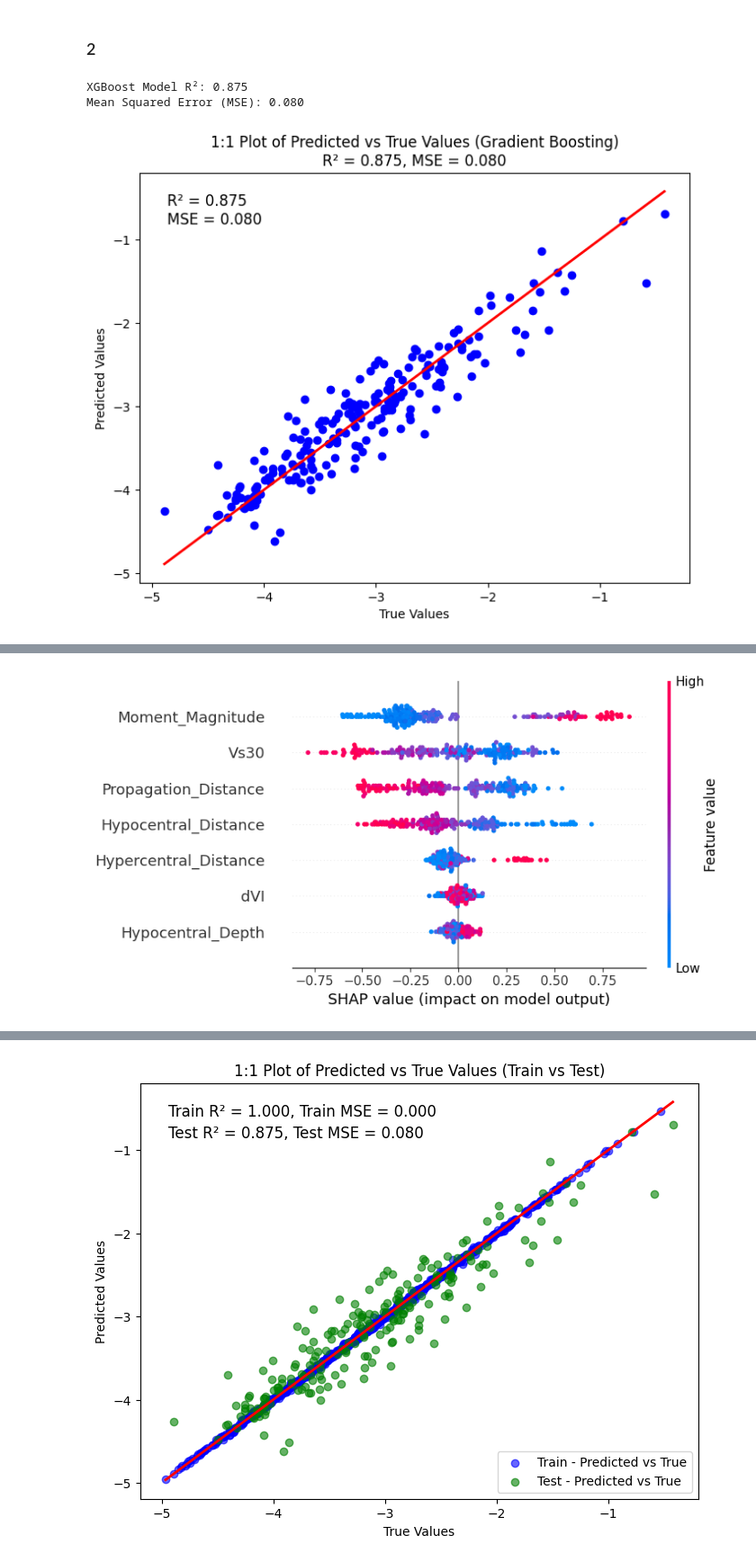
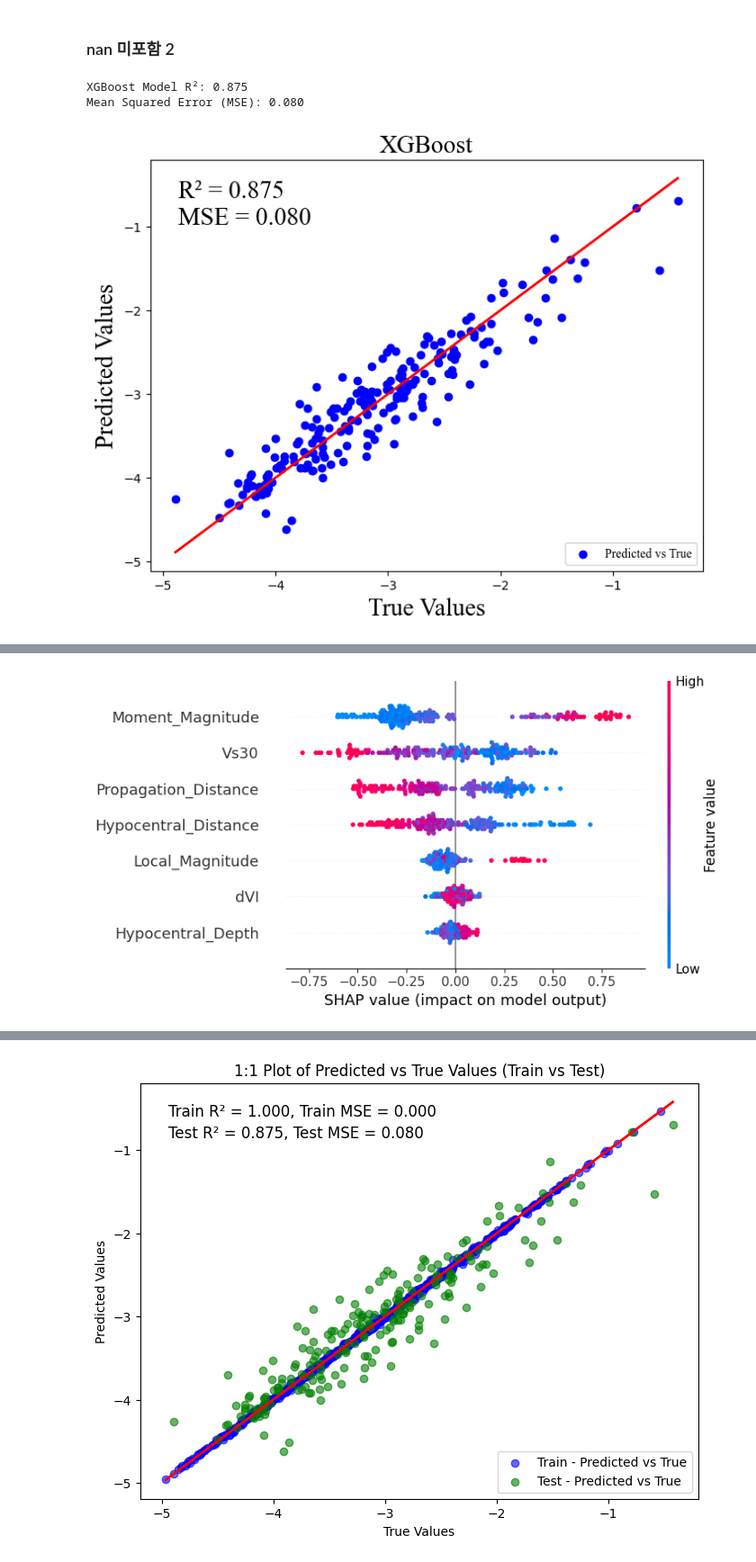
Before and after one commit to kosb123/Punching-shear, a Jupyter notebook: earthquake_code/test.ipynb, the cells around one changed output, grey strips where cells are left out. Shown at 90% size. Drawn from its saved outputs; the diff is of its cells as text; code cells hidden in the pictures.

```diff
--- a/earthquake_code/test.ipynb
+++ b/earthquake_code/test.ipynb
@@ -1,5 +1,5 @@
 # %% [markdown]
-### 2
+### nan 미포함 2
 # %%
 import pandas as pd
 import matplotlib.pyplot as plt
@@ -7,6 +7,7 @@ from xgboost import XGBRegressor
 from sklearn.model_selection import train_test_split
 from sklearn.metrics import r2_score, mean_squared_error
 import shap  # SHAP 라이브러리
+from matplotlib import font_manager
 
 # 데이터 로드
 file_path = '../earthquake_data/x_nan_2.xlsx'  # 데이터 파일 경로
@@ -14,7 +15,7 @@ data = pd.read_excel(file_path, sheet_name=None)
 
 # 'i2' 시트에서 입력 변수 선택
 i2_data = data['i2']
-X_i2 = i2_data[['Hypercentral_Distance', 'Moment_Magnitude', 'Hypocentral_Depth', 'Hypocentral_Distance', 'Propagation_Distance', 'dVI', 'Vs30']]
+X_i2 = i2_data[['Local_Magnitude', 'Moment_Magnitude', 'Hypocentral_Depth', 'Hypocentral_Distance', 'Propagation_Distance', 'dVI', 'Vs30']]
 
 # 'o2' 시트에서 정답값 (1열) 선택
 o2_data = data['o2']
@@ -40,39 +41,42 @@ mse = mean_squared_error(y_test, y_pred)
 print(f'XGBoost Model R²: {r2:.3f}')
 print(f'Mean Squared Error (MSE): {mse:.3f}')
 
+# 글꼴 설정
+font = font_manager.FontProperties(fname='C:/Windows/Fonts/times.ttf')
+
 # 1대1 플롯 그리기
 plt.figure(figsize=(8, 6))
 plt.scatter(y_test, y_pred, color='blue', label='Predicted vs True')
 plt.plot([y_test.min(), y_test.max()], [y_test.min(), y_test.max()], color='red', linewidth=2)
-plt.title(f'1:1 Plot of Predicted vs True Values (Gradient Boosting)\nR² = {r2:.3f}, MSE = {mse:.3f}')
-plt.xlabel('True Values')
-plt.ylabel('Predicted Values')
-plt.text(0.05, 0.95, f'R² = {r2:.3f}\nMSE = {mse:.3f}', transform=plt.gca().transAxes, fontsize=12, verticalalignment='top')
+plt.title(f'XGBoost', fontproperties=font, fontsize=20)
+plt.xlabel('True Values', fontproperties=font, fontsize=20)
+plt.ylabel('Predicted Values', fontproperties=font, fontsize=20)
+plt.text(0.05, 0.95, f'R² = {r2:.3f}\nMSE = {mse:.3f}', transform=plt.gca().transAxes, fontsize=20, verticalalignment='top', fontproperties=font)
+plt.legend(fontsize=20, prop=font)
 plt.show()
 
 # SHAP 값 계산
 shap.initjs()  # Jupyter 환경에서 force plot을 렌더링할 수 있게 해줍니다.
 explainer = shap.Explainer(gb_model, X_train)
 shap_values = explainer(X_test)
 
 # SHAP Summary Plot (전체 특성 중요도)
 shap.summary_plot(shap_values, X_test)
 
 # SHAP Summary Plot (평균 SHAP 값)
 shap.summary_plot(shap_values, X_test, plot_type='bar')
 
 # SHAP Force Plot (첫 번째 예측에 대한 Force Plot)
 shap.force_plot(shap_values[0])
 
 # SHAP Dependence Plot (특정 변수와 예측 간 관계)
-# 'shap_values.values' 또는 'shap_values.data' 사용하여 오류 해결
-shap.dependence_plot('Hypercentral_Distance', shap_values.values, X_test)
+shap.dependence_plot('Local_Magnitude', shap_values.values, X_test)
 
 # SHAP Waterfall Plot (첫 번째 샘플에 대한 중요도 변화)
 shap.waterfall_plot(shap_values[0])
 # %% [output]
 XGBoost Model R²: 0.875
 Mean Squared Error (MSE): 0.080
-[figure, old version]
+[figure, new version]
 [interactive output not drawn]
-[figure, old version]
+[figure, new version]
```
Also changed, not shown: parts of 17 cells of this notebook, 9 other files.
